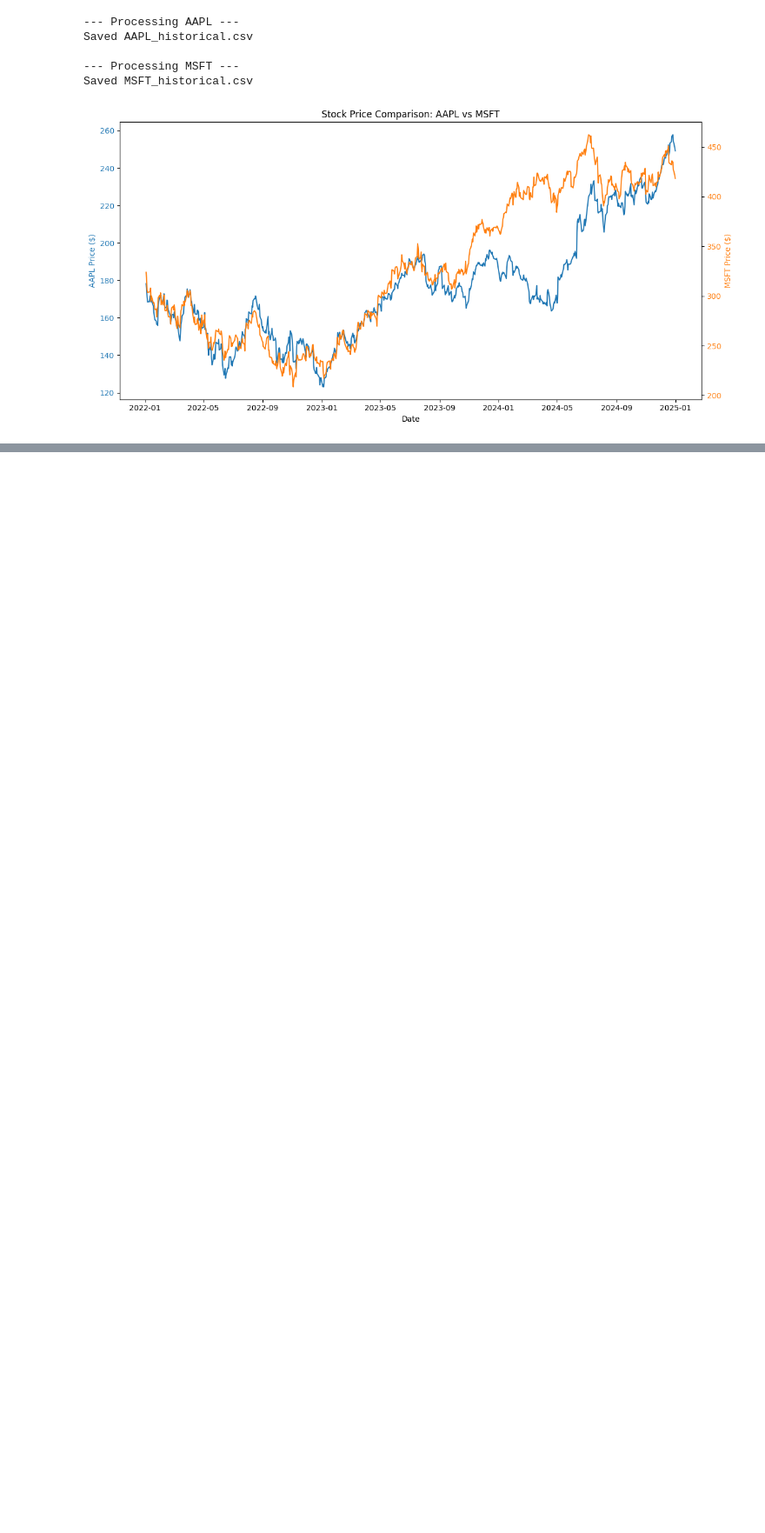
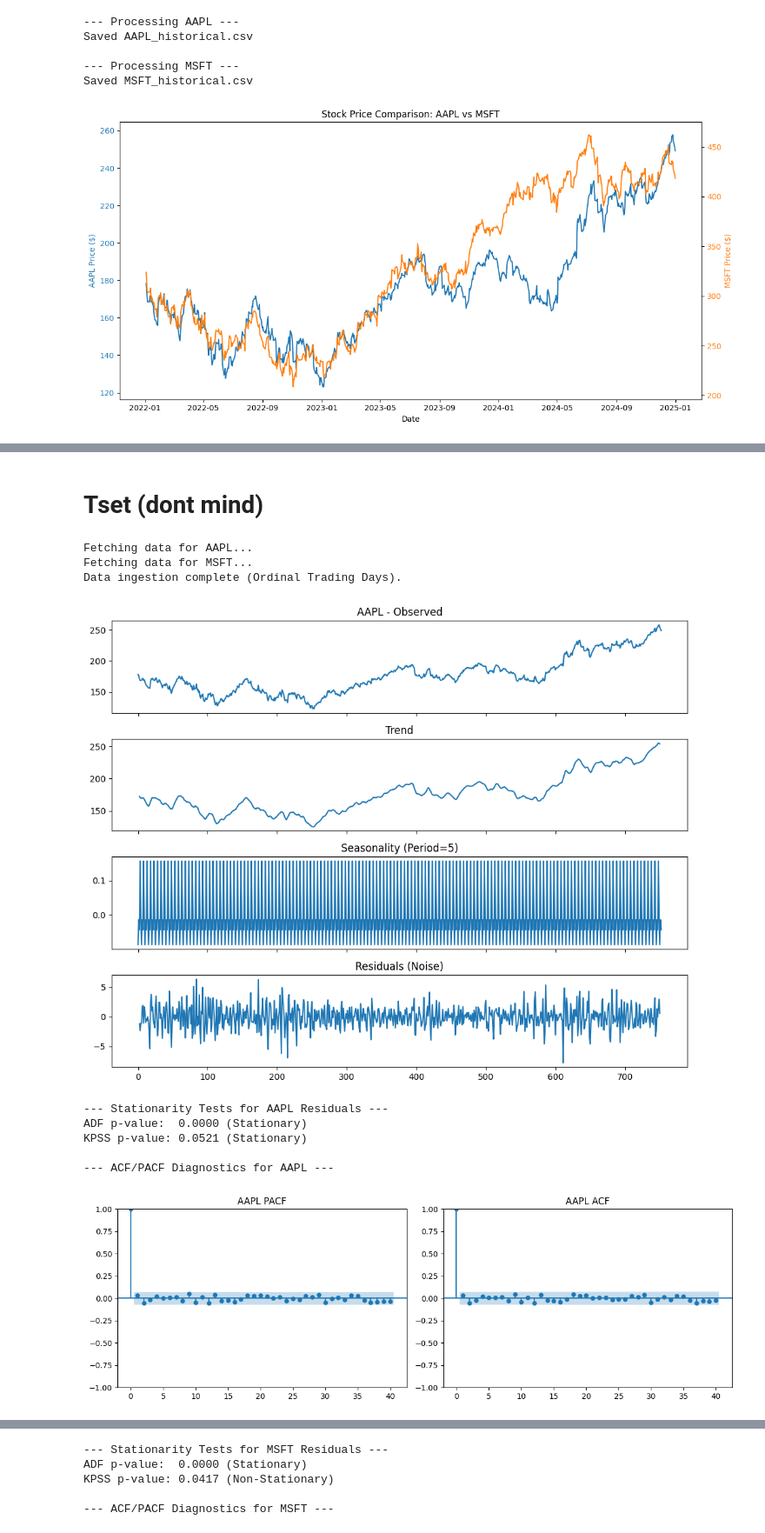
Before and after one commit to R-Vel/ML_Lab3, a Jupyter notebook: modeling.ipynb, the cells around one changed output, grey strips where cells are left out. Shown at 87% size. Saved outputs shown, nothing was run; the diff lists cells and outputs as text; code cells hidden in the pictures; blank space fills up the shorter version.

Commit message:
hopefullly final model

```diff
--- a/modeling.ipynb
+++ b/modeling.ipynb
@@ -703,0 +98,2 @@ Volatility:            0.75%
+# %% [markdown]
+# Tset (dont mind)
@@ -703,0 +135,72 @@ Volatility:            0.75%
+# %%
+def get_data(ticker):
+    print(f"Fetching data for {ticker}...")
+    df = yf.download(ticker, start=start_date, end=end_date, progress=False)
+
+    if isinstance(df.columns, pd.MultiIndex):
+        df = df.xs(ticker, axis=1, level=1)
+
+    # STRATEGY: ORDINAL TIME
+    # We strictly drop missing data (weekends/holidays).
+    df = df.dropna()
+
+    return df[['Close']]
+
+stock_data = {ticker: get_data(ticker) for ticker in my_stocks}
+print("Data ingestion complete (Ordinal Trading Days).")
+# %% [output]
+Fetching data for AAPL...
+Fetching data for MSFT...
+Data ingestion complete (Ordinal Trading Days).
+# %%
+def diagnose_stock(ticker, df, period):
+    series = df['Close']
+
+    # Decompose
+    decomp = seasonal_decompose(series.values, model='additive', period=period)
+
+    fig, axes = plt.subplots(4, 1, figsize=(10, 8), sharex=True)
+    axes[0].plot(series.values); axes[0].set_title(f'{ticker} - Observed')
+    axes[1].plot(decomp.trend); axes[1].set_title('Trend')
+    axes[2].plot(decomp.seasonal); axes[2].set_title(f'Seasonality (Period={period})')
+    axes[3].plot(decomp.resid); axes[3].set_title('Residuals (Noise)')
+    plt.tight_layout()
+    plt.show()
+
+    # Stationarity Tests on Residuals
+    resid = pd.Series(decomp.resid).dropna()
+    print(f"\n--- Stationarity Tests for {ticker} Residuals ---")
+
+    adf_p = adfuller(resid)[1]
+    is_adf_stat = adf_p < 0.05
+    print(f"ADF p-value:  {adf_p:.4f} ({'Stationary' if is_adf_stat else 'Non-Stationary'})")
+
+    kpss_p = kpss(resid, regression='c', nlags="auto")[1]
+    is_kpss_stat = kpss_p > 0.05
+    print(f"KPSS p-value: {kpss_p:.4f} ({'Stationary' if is_kpss_stat else 'Non-Stationary'})")
+
+    if is_kpss_stat and not is_adf_stat:
+        print(f"⚠️ CAUTION: Conflict detected. Visual inspection recommended.")
+
+    print(f"\n--- ACF/PACF Diagnostics for {ticker} ---")
+    sa_series = pd.Series(series.values - decomp.seasonal)
+    diff_sa_series = sa_series.diff().dropna()
+
+    fig, ax = plt.subplots(1, 2, figsize=(12, 4))
+    plot_pacf(diff_sa_series, lags=40, ax=ax[0], method='ywm')
+    ax[0].set_title(f"{ticker} PACF")
+    plot_acf(diff_sa_series, lags=40, ax=ax[1])
+    ax[1].set_title(f"{ticker} ACF")
+    plt.tight_layout()
+    plt.show()
+
+for ticker in my_stocks:
+    diagnose_stock(ticker, stock_data[ticker], seasonal_period)
+# %% [output]
+[figure, added]
+--- Stationarity Tests for AAPL Residuals ---
+ADF p-value:  0.0000 (Stationary)
+KPSS p-value: 0.0521 (Stationary)
+
+--- ACF/PACF Diagnostics for AAPL ---
+[figure, added]
@@ -703,0 +208,5 @@ Volatility:            0.75%
+--- Stationarity Tests for MSFT Residuals ---
+ADF p-value:  0.0000 (Stationary)
+KPSS p-value: 0.0417 (Non-Stationary)
+
+--- ACF/PACF Diagnostics for MSFT ---
```
Also changed, not shown: parts of 28 cells of this notebook, 4 other files.
